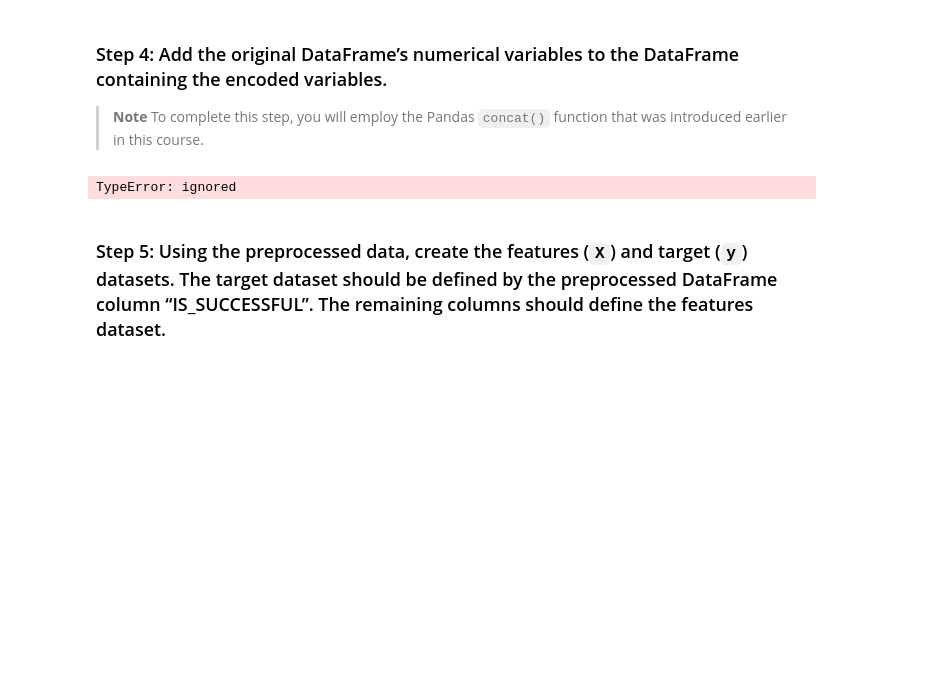
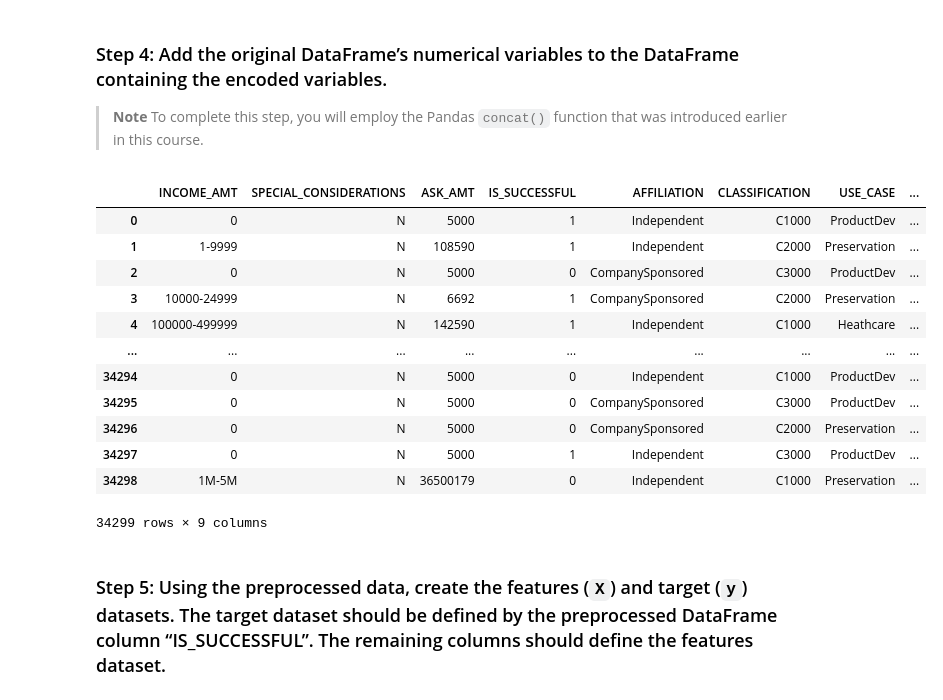
Before and after one commit to RichardRos/Module_13_Challenge, a Jupyter notebook: Colab_venture_funding_with_deep_learning.ipynb, the cells around one changed output. Drawn from its saved outputs; the diff is of its cells as text; code cells hidden in the pictures; blank space fills up the shorter version.

```diff
--- a/Colab_venture_funding_with_deep_learning.ipynb
+++ b/Colab_venture_funding_with_deep_learning.ipynb
@@ -205,12 +205,30 @@ encoded_df
 # %%
 # Add the numerical variables from the original DataFrame to the one-hot encoding DataFrame
 # YOUR CODE HERE
-encoded_data =
+numerical_variables = applicant_data_df_2[['INCOME_AMT', 'SPECIAL_CONSIDERATIONS', 'ASK_AMT','IS_SUCCESSFUL']]
+enc = OneHotEncoder()
+encoded_data = OneHotEncoder().fit(numerical_variables).transform(numerical_variables)
+numerical_df = numerical_variables
+numerical_df
 # Review the DataFrame
 # YOUR CODE HERE
-encoded_data
+#joined_df= pd.concat([numerical_df, encoded_df])
+joined_df= pd.concat([numerical_df, encoded_df], axis=1, join="inner")
+joined_df
 # %% [output]
+|  | INCOME_AMT | SPECIAL_CONSIDERATIONS | ASK_AMT | IS_SUCCESSFUL | AFFILIATION | CLASSIFICATION | USE_CASE | ... |
+| 0 | 0 | N | 5000 | 1 | Independent | C1000 | ProductDev | ... |
+| 1 | 1-9999 | N | 108590 | 1 | Independent | C2000 | Preservation | ... |
+| 2 | 0 | N | 5000 | 0 | CompanySponsored | C3000 | ProductDev | ... |
+| 3 | 10000-24999 | N | 6692 | 1 | CompanySponsored | C2000 | Preservation | ... |
+| 4 | 100000-499999 | N | 142590 | 1 | Independent | C1000 | Heathcare | ... |
+| ... | ... | ... | ... | ... | ... | ... | ... | ... |
+| 34294 | 0 | N | 5000 | 0 | Independent | C1000 | ProductDev | ... |
+| 34295 | 0 | N | 5000 | 0 | CompanySponsored | C3000 | ProductDev | ... |
+| 34296 | 0 | N | 5000 | 0 | CompanySponsored | C2000 | Preservation | ... |
+| 34297 | 0 | N | 5000 | 1 | Independent | C3000 | ProductDev | ... |
+| 34298 | 1M-5M | N | 36500179 | 0 | Independent | C1000 | Preservation | ... |
-TypeError: ignored
+34299 rows × 9 columns
 # %% [markdown]
 ### Step 5: Using the preprocessed data, create the features (`X`) and target (`y`) datasets. The target dataset should be defined by the preprocessed DataFrame column “IS_SUCCESSFUL”. The remaining columns should define the features dataset.
 # %%
```
Also changed, not shown: parts of 4 cells of this notebook, 1 other file.
